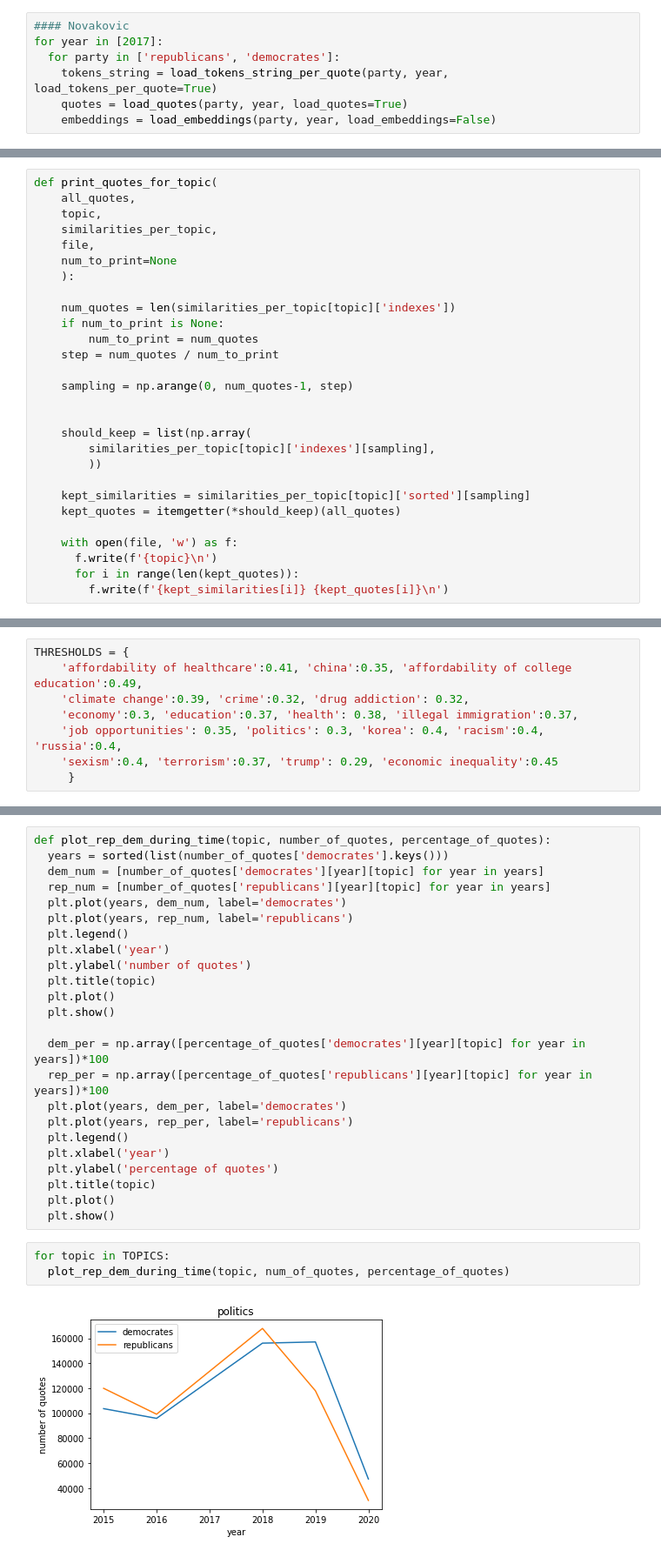
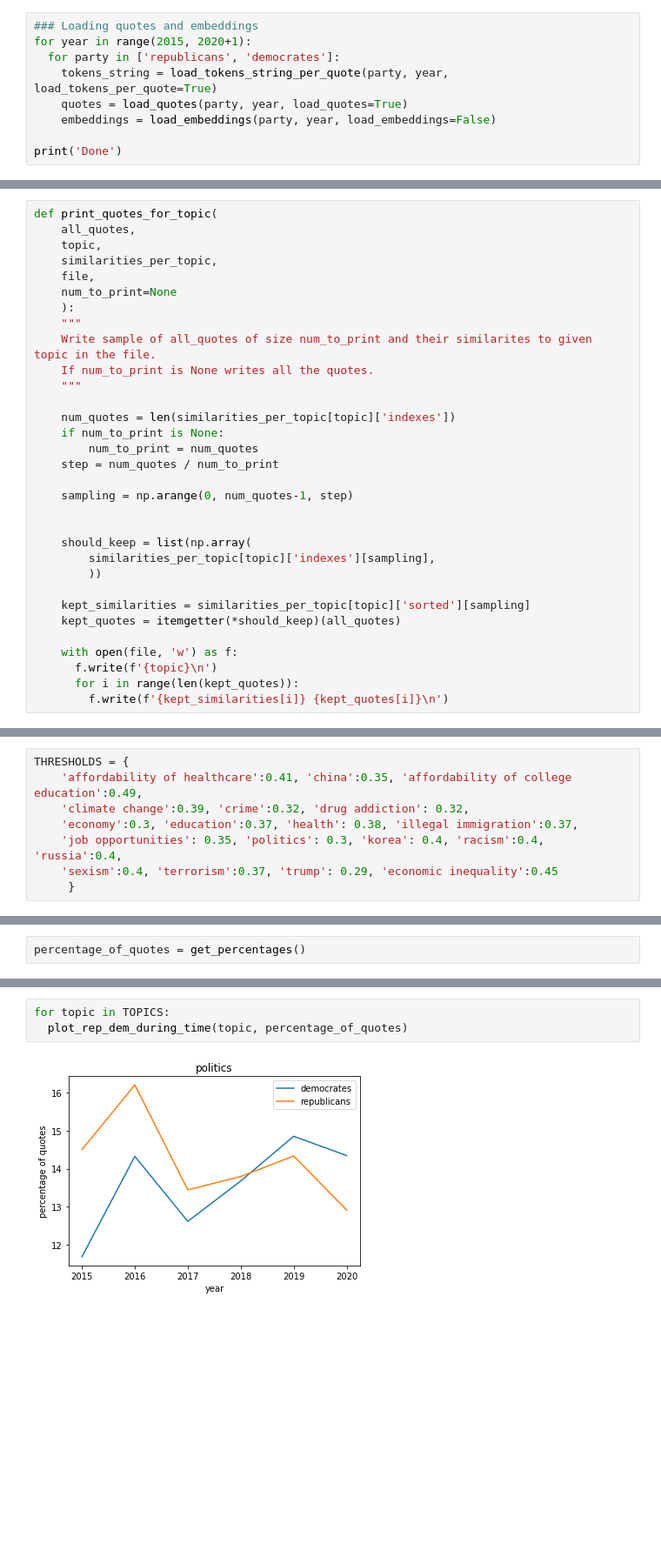
Before and after one commit to gojkoc54/ada-2021-project-limunada, a Jupyter notebook: src/BERT_embeddings.ipynb, the cells around one changed output, grey strips where cells are left out. Shown at 87% size. Saved outputs shown, nothing was run; the diff lists cells and outputs as text; blank space fills up the shorter version.

Commit message:
plots added

```diff
--- a/src/BERT_embeddings.ipynb
+++ b/src/BERT_embeddings.ipynb
@@ -265,10 +264,12 @@ def load_embeddings(party, year, load_embeddings=True):
   # Returns embeddings
   return embeddings
 # %%
-#### Novakovic
-for year in [2017]:
+### Loading quotes and embeddings
+for year in range(2015, 2020+1):
   for party in ['republicans', 'democrates']:
     tokens_string = load_tokens_string_per_quote(party, year, load_tokens_per_quote=True)
     quotes = load_quotes(party, year, load_quotes=True)
     embeddings = load_embeddings(party, year, load_embeddings=False)
+
+print('Done')
 # %% [output]
@@ -385,6 +380,10 @@ def print_quotes_for_topic(
     file,
     num_to_print=None
     ):
+    """
+    Write sample of all_quotes of size num_to_print and their similarites to given topic in the file.
+    If num_to_print is None writes all the quotes.
+    """
 
     num_quotes = len(similarities_per_topic[topic]['indexes'])
     if num_to_print is None:
@@ -444,0 +474,2 @@ THRESHOLDS = {
+# %%
+percentage_of_quotes = get_percentages()
@@ -488,29 +570,5 @@ job opportunities
-# %%
-def plot_rep_dem_during_time(topic, number_of_quotes, percentage_of_quotes):
-  years = sorted(list(number_of_quotes['democrates'].keys()))
-  dem_num = [number_of_quotes['democrates'][year][topic] for year in years]
-  rep_num = [number_of_quotes['republicans'][year][topic] for year in years]
-  plt.plot(years, dem_num, label='democrates')
-  plt.plot(years, rep_num, label='republicans')
-  plt.legend()
-  plt.xlabel('year')
-  plt.ylabel('number of quotes')
-  plt.title(topic)
-  plt.plot()
-  plt.show()
-
-  dem_per = np.array([percentage_of_quotes['democrates'][year][topic] for year in years])*100
-  rep_per = np.array([percentage_of_quotes['republicans'][year][topic] for year in years])*100
-  plt.plot(years, dem_per, label='democrates')
-  plt.plot(years, rep_per, label='republicans')
-  plt.legend()
-  plt.xlabel('year')
-  plt.ylabel('percentage of quotes')
-  plt.title(topic)
-  plt.plot()
-  plt.show()
 # %%
 for topic in TOPICS:
-  plot_rep_dem_during_time(topic, num_of_quotes, percentage_of_quotes)
+  plot_rep_dem_during_time(topic, percentage_of_quotes)
 # %% [output]
-[figure, old version]
+[figure, new version]
```
Also changed, not shown: parts of 18 cells of this notebook.
